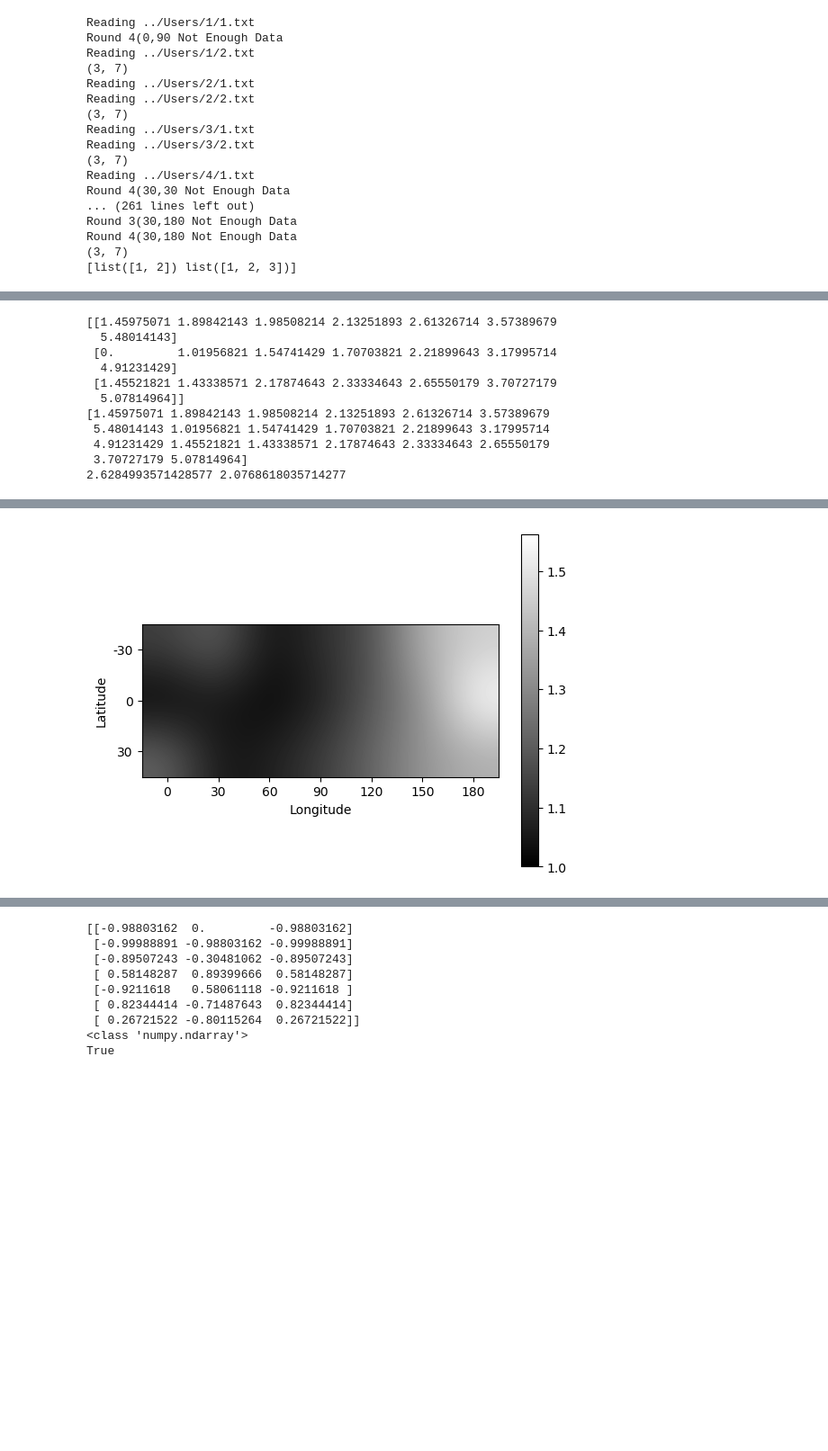
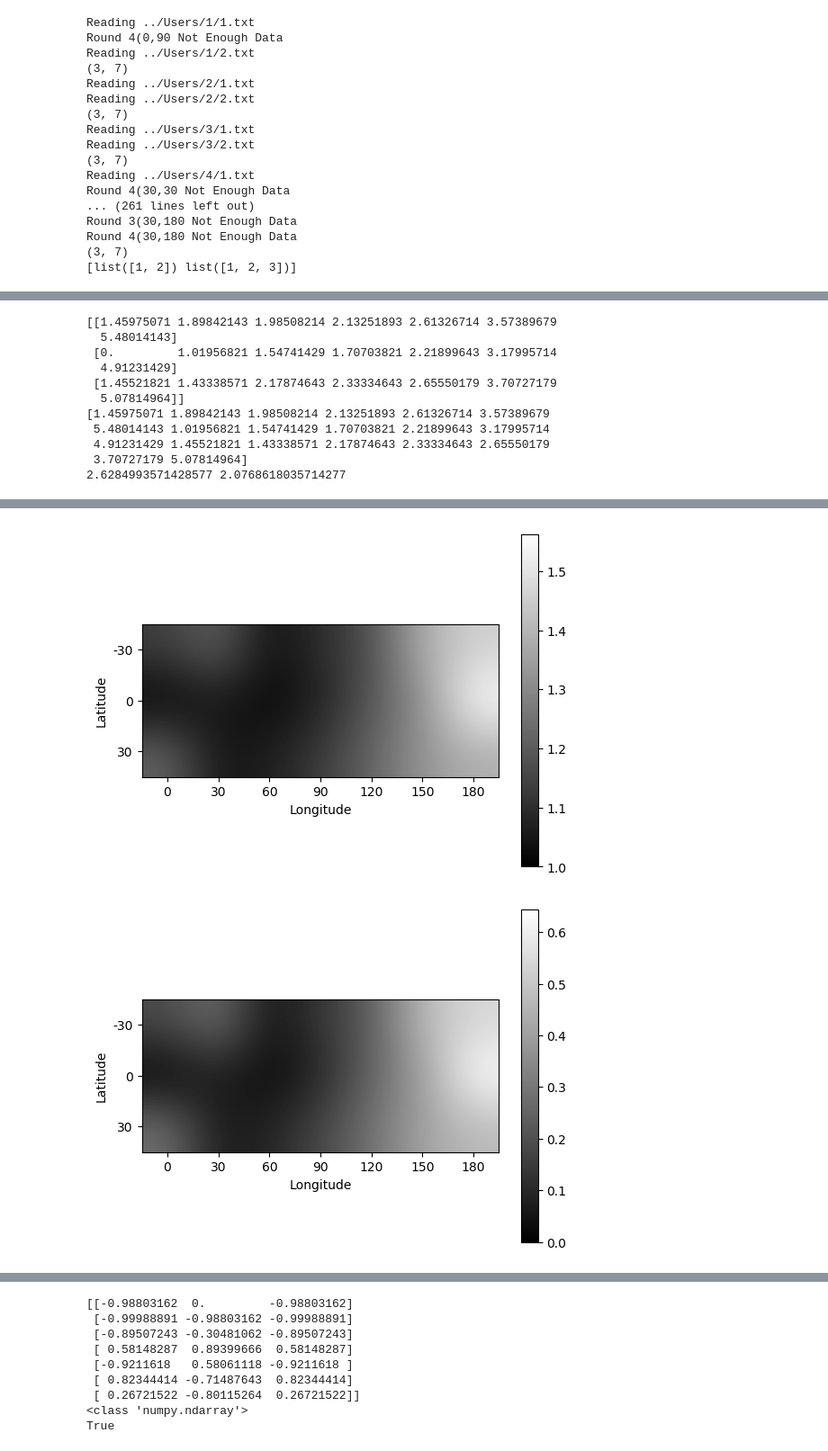
Before and after one commit to red-pencil/python_data, a Jupyter notebook: vtdata/Scripts/plot_20190430.ipynb, the cells around one changed output, grey strips where cells are left out. Shown: that part at 90% size. Saved outputs shown, nothing was run; the diff lists cells and outputs as text; code cells hidden in the pictures; blank space fills up the shorter version.

```diff
--- a/vtdata/Scripts/plot_20190430.ipynb
+++ b/vtdata/Scripts/plot_20190430.ipynb
@@ -1421,29 +1397,31 @@ remove zero
 # %%
 
 #print(np.array(test1.time_mean_group))
 print(np.array(test1.time_mean_3x7))
 print(np.delete(np.array(test1.time_mean_3x7), 7))
 print(test1.time_mean_overall, test2.time_mean_overall)
 
 plot_heatmap_3x7(test1.time_mean_3x7)
 plot_heatmap_3x7(test2.time_mean_3x7)
 ratio_heatmap, log_temp = User.cal_ratio(test1.speed_mean_3x7, test2.speed_mean_3x7)
 plot_heatmap_3x7(ratio_temp)
+plot_heatmap_3x7(log_temp)
 # %% [output]
 [[1.45975071 1.89842143 1.98508214 2.13251893 2.61326714 3.57389679
   5.48014143]
  [0.         1.01956821 1.54741429 1.70703821 2.21899643 3.17995714
   4.91231429]
  [1.45521821 1.43338571 2.17874643 2.33334643 2.65550179 3.70727179
   5.07814964]]
 [1.45975071 1.89842143 1.98508214 2.13251893 2.61326714 3.57389679
  5.48014143 1.01956821 1.54741429 1.70703821 2.21899643 3.17995714
  4.91231429 1.45521821 1.43338571 2.17874643 2.33334643 2.65550179
  3.70727179 5.07814964]
 2.6284993571428577 2.0768618035714277
 [figure]
 [figure]
 [figure]
+[figure, added]
 # %%
 new_r_1 = np.array(test1.round_10x4).T
 new_r_2 = np.array(test2.round_10x4).T
```
Also changed, not shown: parts of 9 cells of this notebook.
